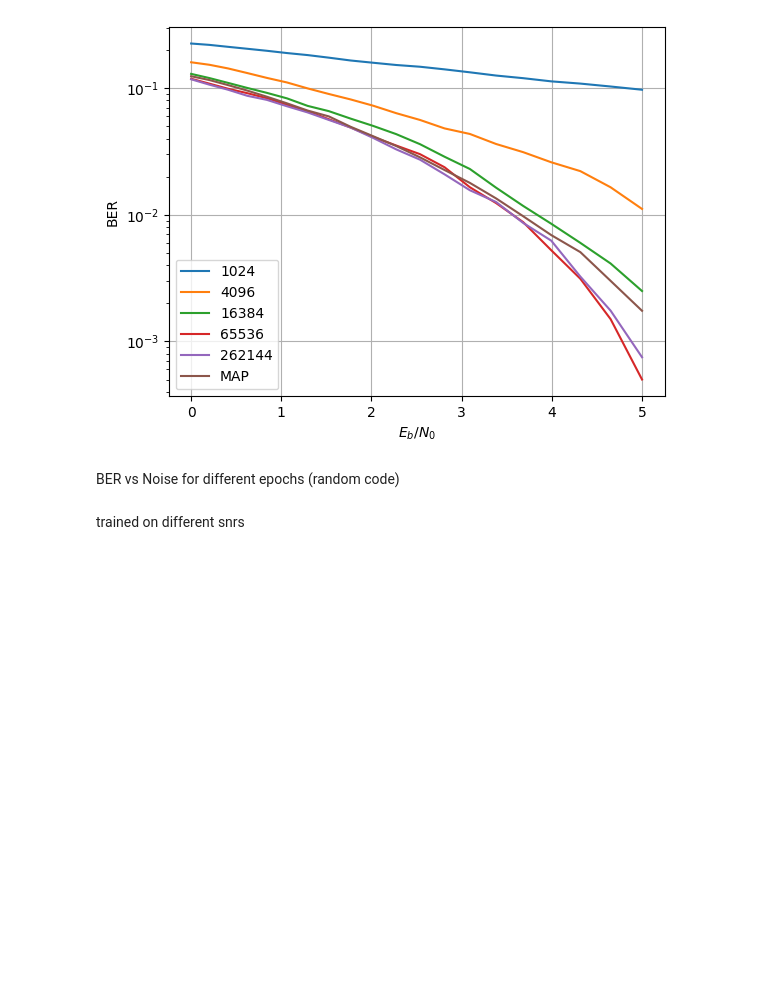
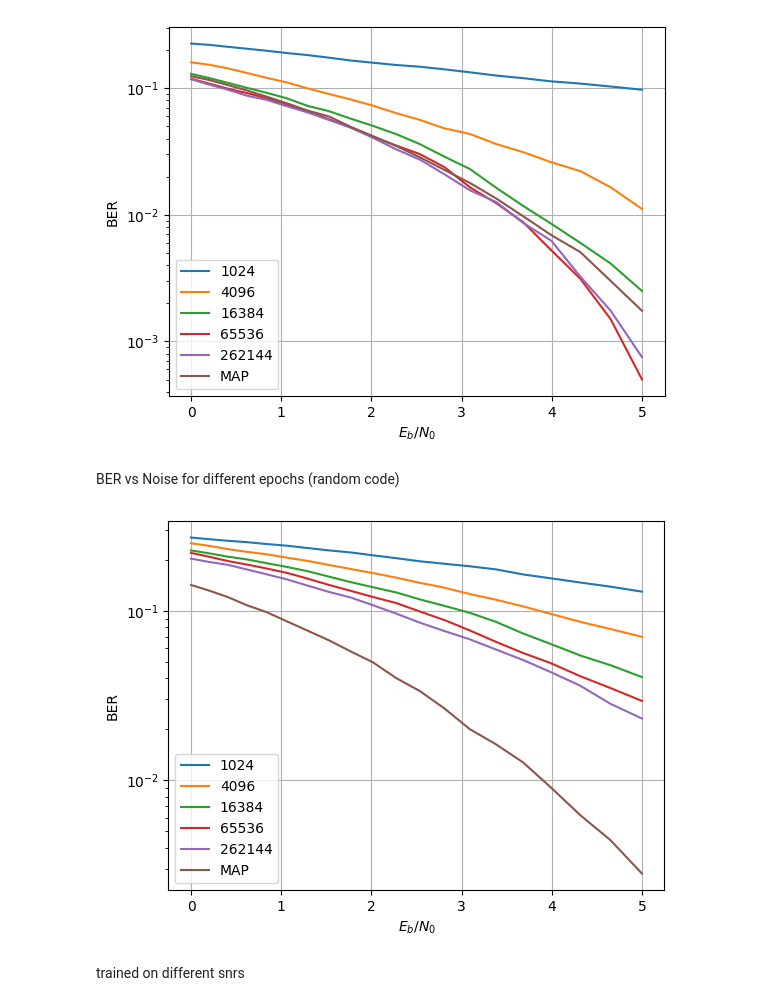
Before and after one commit to alexaugur/Collab, a Jupyter notebook: experiments.ipynb, the cells around one changed output. Cells and saved outputs as stored; diff of their text form; code cells hidden in the pictures; blank space fills up the shorter version.

```diff
--- a/experiments.ipynb
+++ b/experiments.ipynb
@@ -474,25 +474,27 @@ for e in epochs:
   bits_ep.append(sig_bits)
 # %%
 legend = []
-for i in len(epochs):
+for i in range(len(epochs)):
   plt.plot(10*np.log10(1/(2*sigmas**2)) - 10*np.log10(k/N), errors_ep[i]/bits_ep[i])
-  legend.append('$M_e = 2^{0}$'.format(epochs[i]))
+  legend.append(str(epochs[i]))
 
 
-result_map = np.loadtxt('/content/drive/MyDrive/research/results_{}_map_{}_{}.txt'.format(code,N,k), delimiter=', ')
+result_map = np.loadtxt('/content/drive/MyDrive/research/results_{}_map_{}_{}.txt'.format(code,N,k), delimiter=',')
 sigmas_map = result_map[:,0]
 nb_bits_map = result_map[:,1]
 nb_errors_map = result_map[:,2]
 plt.plot(10*np.log10(1/(2*sigmas_map**2)) - 10*np.log10(k/N), nb_errors_map/nb_bits_map)
 legend.append('MAP')
 
 plt.legend(legend, loc=3)
 plt.yscale('log')
 plt.xlabel('$E_b/N_0$')
 plt.ylabel('BER')
 
 plt.grid(True)
 plt.show()
+# %% [output]
+[figure, added]
 # %%
 
 #function to compute the normal validation error
```
